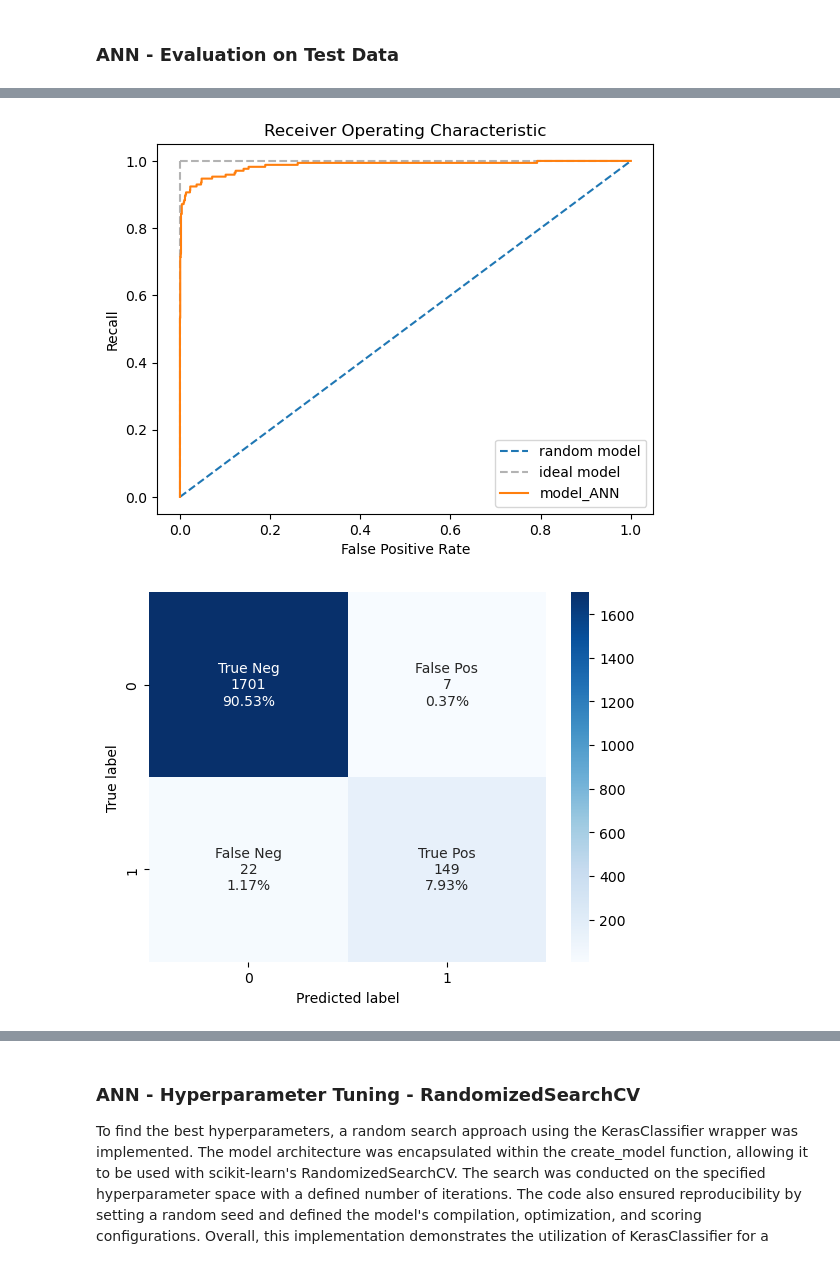
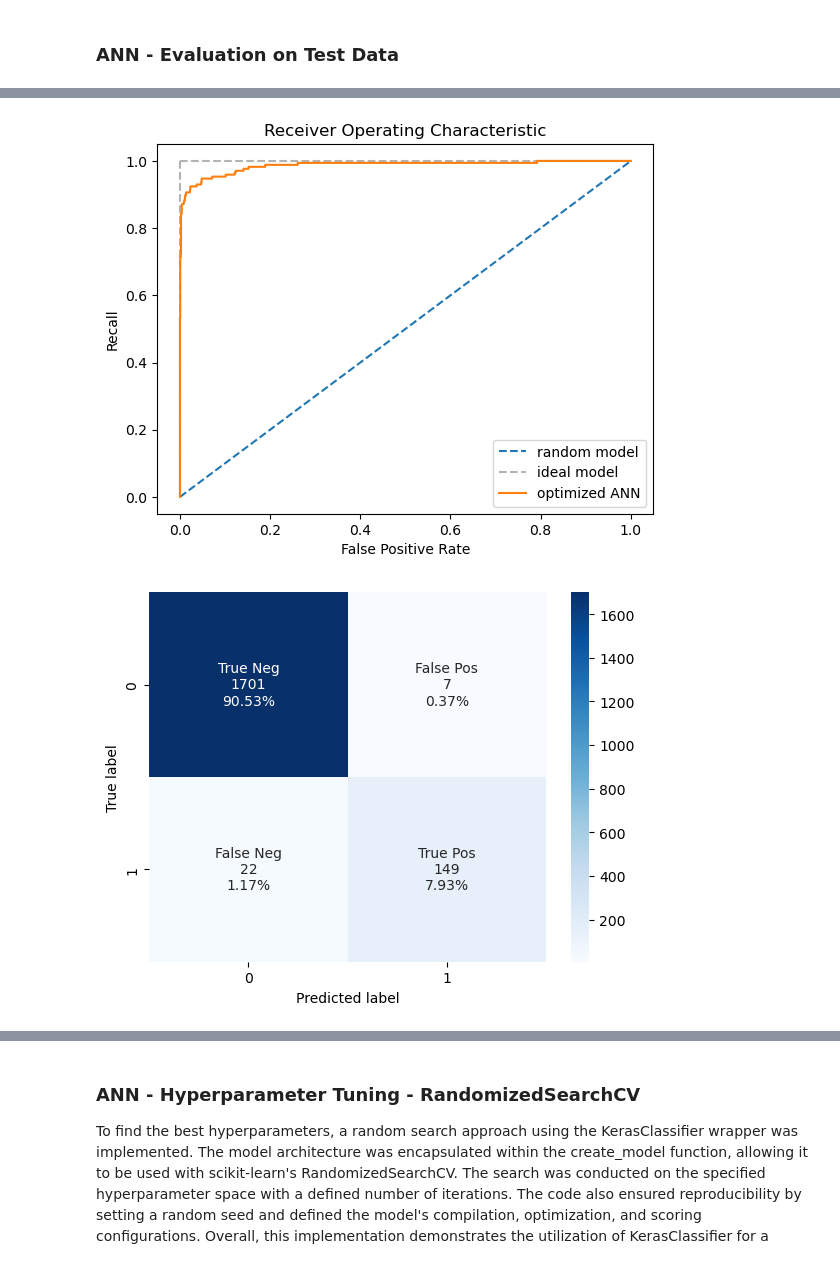
Before and after one commit to daistmarco/PredictingPulsarStar, a Jupyter notebook: PulsarStarClassification.ipynb, the cells around one changed output, grey strips where cells are left out. Saved outputs shown, nothing was run; the diff lists cells and outputs as text; code cells hidden in the pictures.

```diff
--- a/PulsarStarClassification.ipynb
+++ b/PulsarStarClassification.ipynb
@@ -1425,7 +1425,7 @@ ax.plot([0, 0], [1, 0], c=".7", ls='--', label='ideal model')  # grey vertical
 ax.plot([1, 1], c=".7", ls='--')  # grey horizontal
 
 # roc curve
-ax.plot(false_positive_rate, recall, label='model_ANN')
+ax.plot(false_positive_rate, recall, label='optimized ANN')
 
 # labels
 ax.set_title('Receiver Operating Characteristic')
@@ -1460,16 +1460,16 @@ plt.show()
 ------------------------------------------------------------
               precision    recall  f1-score   support
 
          0.0     0.9872    0.9959    0.9915      1708
          1.0     0.9551    0.8713    0.9113       171
 
     accuracy                         0.9846      1879
    macro avg     0.9712    0.9336    0.9514      1879
 weighted avg     0.9843    0.9846    0.9842      1879
 
 ROC_AUC_Score : 0.9862258104277086
 ------------------------------------------------------------
-[figure, old version]
+[figure, new version]
 [figure]
 # %%
 model_results.append(calculate_scores(y_true, y_pred, name='ANN_Poly_PCA'))
```
Also changed, not shown: parts of 20 cells of this notebook.
